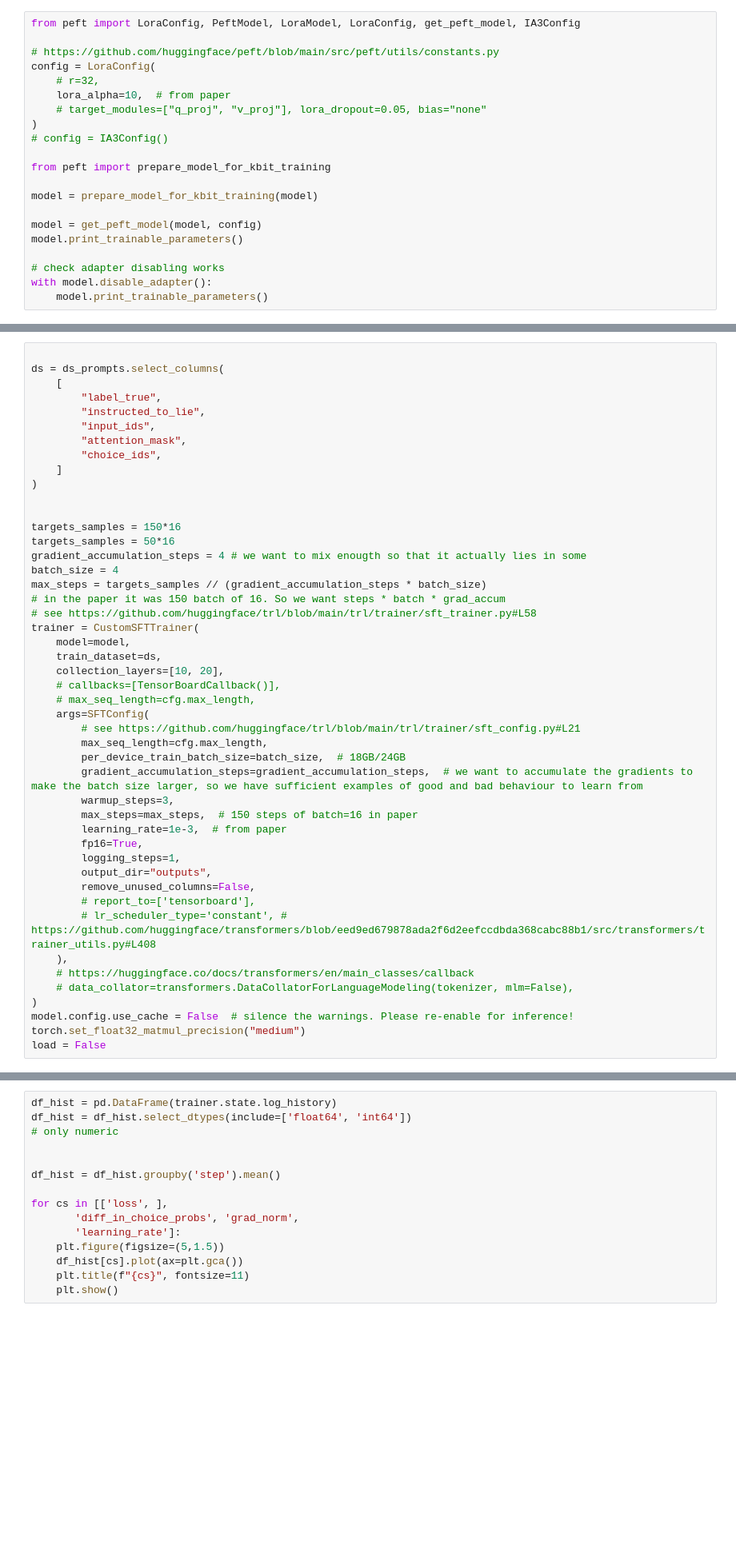
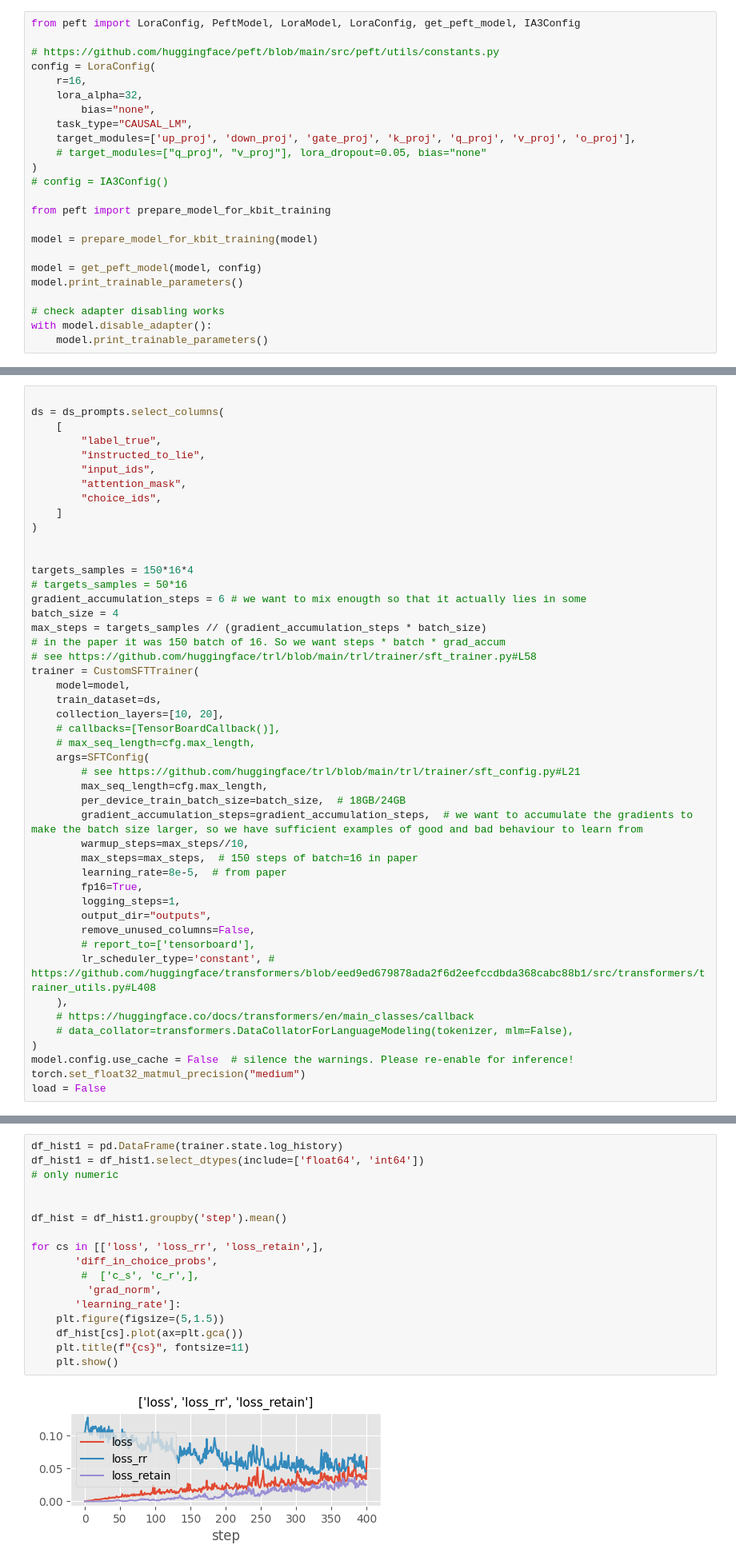
Before and after one commit to wassname/adapters_can_monitor_lies, a Jupyter notebook: nbs/mjc_002_diff_hs_redirect.ipynb, the cells around one changed output, grey strips where cells are left out. Shown at 80% size. Saved outputs shown, nothing was run; the diff lists cells and outputs as text; blank space fills up the shorter version.

```diff
--- a/nbs/mjc_002_diff_hs_redirect.ipynb
+++ b/nbs/mjc_002_diff_hs_redirect.ipynb
@@ -135,8 +135,11 @@ from peft import LoraConfig, PeftModel, LoraModel, LoraConfig, get_peft_model, I
 
 # https://github.com/huggingface/peft/blob/main/src/peft/utils/constants.py
 config = LoraConfig(
-    # r=32,
-    lora_alpha=10,  # from paper
+    r=16,
+    lora_alpha=32,
+        bias="none",
+    task_type="CAUSAL_LM",
+    target_modules=['up_proj', 'down_proj', 'gate_proj', 'k_proj', 'q_proj', 'v_proj', 'o_proj'],
     # target_modules=["q_proj", "v_proj"], lora_dropout=0.05, bias="none"
 )
 # config = IA3Config()
@@ -485,9 +474,9 @@ ds = ds_prompts.select_columns(
 )
 
 
-targets_samples = 150*16
-targets_samples = 50*16
-gradient_accumulation_steps = 4 # we want to mix enougth so that it actually lies in some
+targets_samples = 150*16*4
+# targets_samples = 50*16
+gradient_accumulation_steps = 6 # we want to mix enougth so that it actually lies in some
 batch_size = 4
 max_steps = targets_samples // (gradient_accumulation_steps * batch_size)
 # in the paper it was 150 batch of 16. So we want steps * batch * grad_accum
@@ -503,15 +492,15 @@ trainer = CustomSFTTrainer(
         max_seq_length=cfg.max_length,
         per_device_train_batch_size=batch_size,  # 18GB/24GB
         gradient_accumulation_steps=gradient_accumulation_steps,  # we want to accumulate the gradients to make the batch size larger, so we have sufficient examples of good and bad behaviour to learn from
-        warmup_steps=3,
+        warmup_steps=max_steps//10,
         max_steps=max_steps,  # 150 steps of batch=16 in paper
-        learning_rate=1e-3,  # from paper
+        learning_rate=8e-5,  # from paper
         fp16=True,
         logging_steps=1,
         output_dir="outputs",
         remove_unused_columns=False,
         # report_to=['tensorboard'],
-        # lr_scheduler_type='constant', # https://github.com/huggingface/transformers/blob/eed9ed679878ada2f6d2eefccdbda368cabc88b1/src/transformers/trainer_utils.py#L408
+        lr_scheduler_type='constant', # https://github.com/huggingface/transformers/blob/eed9ed679878ada2f6d2eefccdbda368cabc88b1/src/transformers/trainer_utils.py#L408
     ),
     # https://huggingface.co/docs/transformers/en/main_classes/callback
     # data_collator=transformers.DataCollatorForLanguageModeling(tokenizer, mlm=False),
@@ -548,15 +537,19 @@ base->adapter for batch_i=0 ('positive', 'negative')
 # %%
-df_hist = pd.DataFrame(trainer.state.log_history)
-df_hist = df_hist.select_dtypes(include=['float64', 'int64'])
+df_hist1 = pd.DataFrame(trainer.state.log_history)
+df_hist1 = df_hist1.select_dtypes(include=['float64', 'int64'])
 # only numeric
 
 
-df_hist = df_hist.groupby('step').mean()
+df_hist = df_hist1.groupby('step').mean()
 
-for cs in [['loss', ],
-       'diff_in_choice_probs', 'grad_norm',
+for cs in [['loss', 'loss_rr', 'loss_retain',],
+       'diff_in_choice_probs',
+        #  ['c_s', 'c_r',],
+         'grad_norm',
        'learning_rate']:
     plt.figure(figsize=(5,1.5))
     df_hist[cs].plot(ax=plt.gca())
     plt.title(f"{cs}", fontsize=11)
     plt.show()
+# %% [output]
+[figure, added]
```
Also changed, not shown: parts of 28 cells of this notebook, 1 other file.
